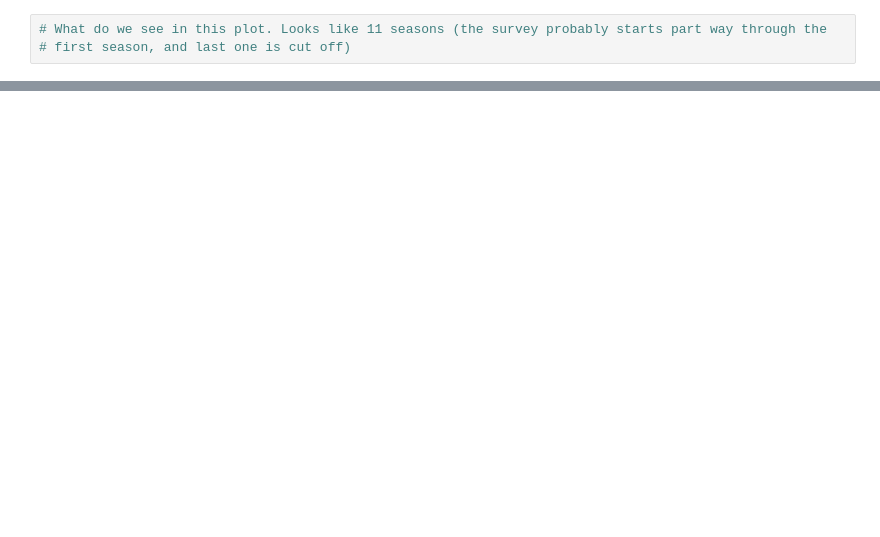
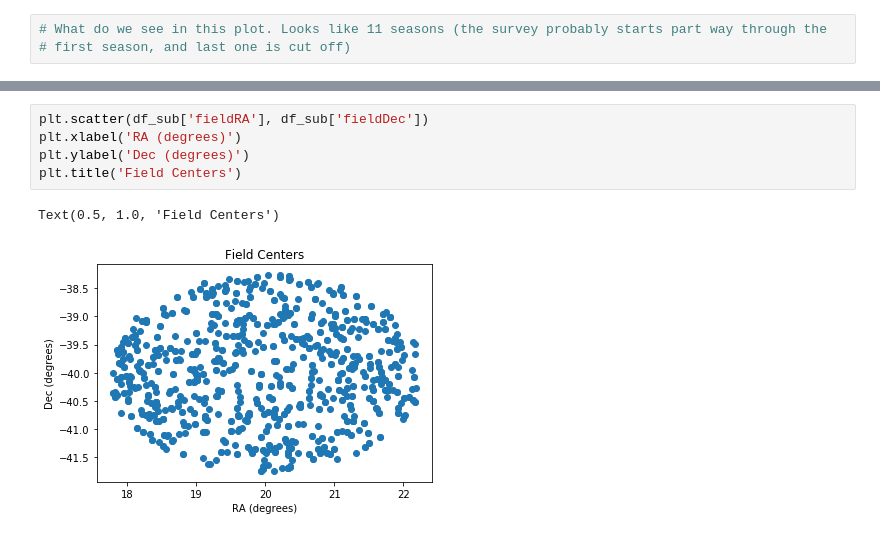
Before and after one commit to yoachim/19_Scratch, a Jupyter notebook: survey_subsample/spot_check.ipynb, the cells around one changed output, grey strips where cells are left out. Cells and saved outputs as stored; diff of their text form; blank space fills up the shorter version.

```diff
--- a/survey_subsample/spot_check.ipynb
+++ b/survey_subsample/spot_check.ipynb
@@ -75,0 +79,8 @@ ax.legend(loc='center left', bbox_to_anchor=(1, 0.5))
+# %%
+plt.scatter(df_sub['fieldRA'], df_sub['fieldDec'])
+plt.xlabel('RA (degrees)')
+plt.ylabel('Dec (degrees)')
+plt.title('Field Centers')
+# %% [output]
+Text(0.5, 1.0, 'Field Centers')
+[figure, added]
```
Also changed, not shown: parts of 4 cells of this notebook.
